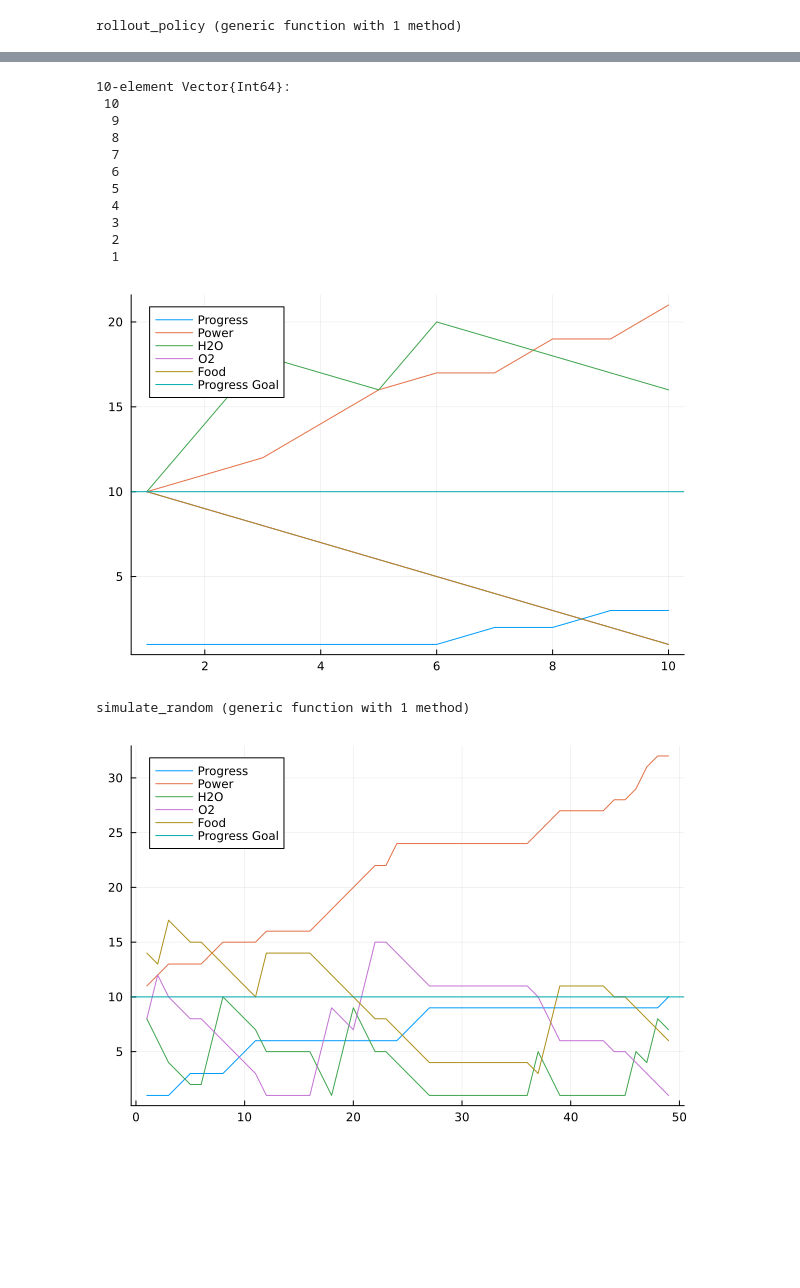
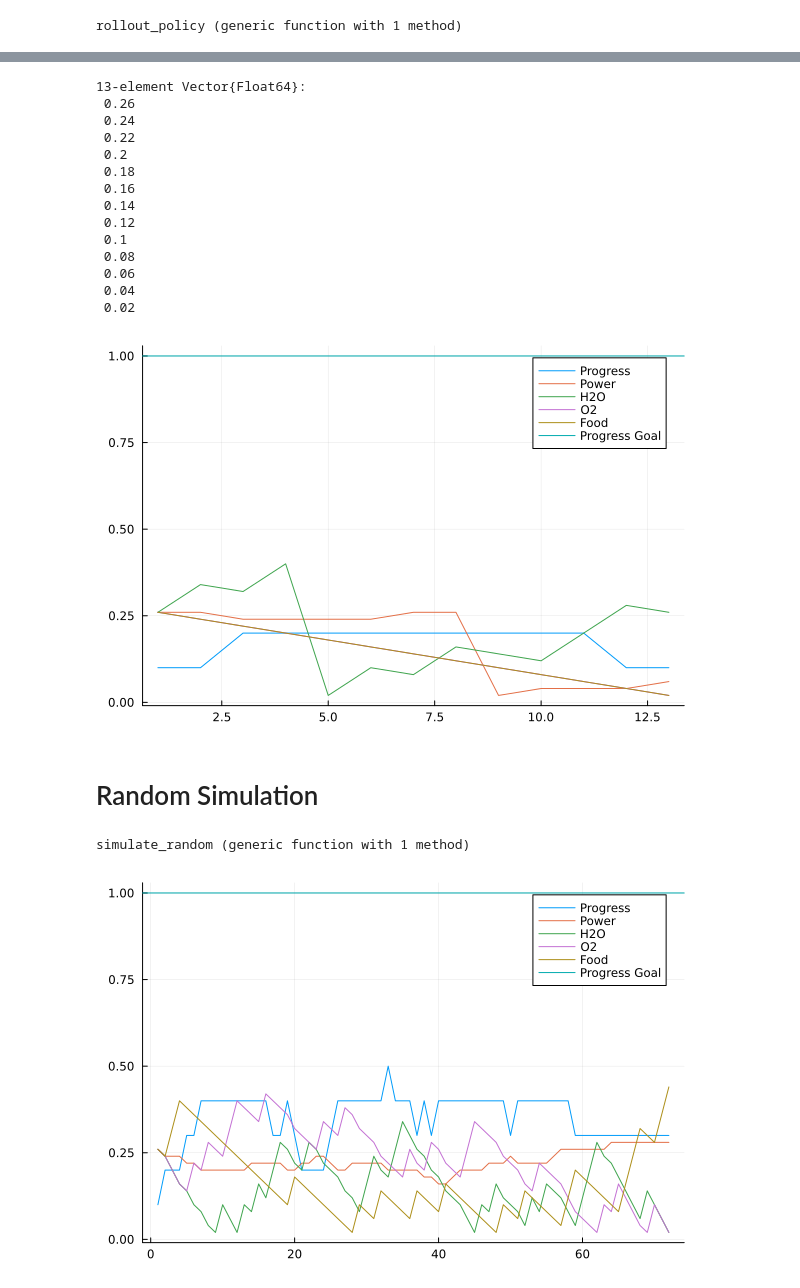
Before and after one commit to zhao-harry/aa-228-final-project, a Jupyter notebook: mission.ipynb, the cells around one changed output, grey strips where cells are left out. Drawn from its saved outputs; the diff is of its cells as text; code cells hidden in the pictures; blank space fills up the shorter version.

```diff
--- a/mission.ipynb
+++ b/mission.ipynb
@@ -192,0 +215,2 @@ initialstate = indexed[1, 10, 10, 10, 10]
+# %%
+initialstate = indexed[1, 13, 13, 13, 13]
@@ -193,3 +219,3 @@ initialstate = indexed[1, 10, 10, 10, 10]
 # %%
-history = simulate_mcts(initialstate, 100, 1000, 100, 2)
+history = simulate_mcts(initialstate, 100, 10000, 100, 2)
 # %% [output]
@@ -207,3 +236,3 @@ history = simulate_mcts(initialstate, 100, 1000, 100, 2)
 # %%
-history = [CartesianIndices((max_progress, max_power, max_h2o, max_o2, max_food))[s] for s in history]
+history = [linear2cartesian(s) for s in history]
 # %% [output]
@@ -221,21 +253,24 @@ history = [CartesianIndices((max_progress, max_power, max_h2o, max_o2, max_food)
 # %%
-history_progress = [s[1] for s in history]
-history_power = [s[2] for s in history]
-history_h2o = [s[3] for s in history]
-history_o2 = [s[4] for s in history]
-history_food = [s[5] for s in history]
+history_progress = [s[1] / max_progress for s in history]
+history_power = [s[2] / max_power for s in history]
+history_h2o = [s[3] / max_h2o for s in history]
+history_o2 = [s[4] / max_o2 for s in history]
+history_food = [s[5] / max_food for s in history]
 # %% [output]
-10-element Vector{Int64}:
- 10
-  9
-  8
-  7
-  6
-  5
-  4
-  3
-  2
-  1
+13-element Vector{Float64}:
+ 0.26
+ 0.24
+ 0.22
+ 0.2
+ 0.18
+ 0.16
+ 0.14
+ 0.12
+ 0.1
+ 0.08
+ 0.06
+ 0.04
+ 0.02
 # %%
 p1 = plot()
 plot!(
@@ -244,18 +279,21 @@ plot!(
     [history_progress history_power history_h2o history_o2 history_food],
     label=["Progress" "Power" "H2O" "O2" "Food"]
 )
-hline!(p1, [max_progress], label="Progress Goal")
+hline!(p1, [1], label="Progress Goal")
 # %% [output]
-[figure, old version]
+[figure, new version]
+# %% [markdown]
+# Random Simulation
 # %%
 function simulate_random(initialstate, iter)
     s = initialstate
     history = []
+    push!(history, s)
     for _ in 1:iter
         if isterminal(s)
             break
         end
-        a = rand(actions)
+        a = random_action(s) # Choose valid action randomly
         T = transition(s, a)
         s = rand(T)
         push!(history, s)
@@ -266,19 +304,19 @@ end
 simulate_random (generic function with 1 method)
 # %%
 rand_history = simulate_random(initialstate, 100)
-rand_history = [CartesianIndices((max_progress, max_power, max_h2o, max_o2, max_food))[s] for s in rand_history]
-rand_history_progress = [s[1] for s in rand_history]
-rand_history_power = [s[2] for s in rand_history]
-rand_history_h2o = [s[3] for s in rand_history]
-rand_history_o2 = [s[4] for s in rand_history]
-rand_history_food = [s[5] for s in rand_history]
+rand_history = [linear2cartesian(s) for s in rand_history]
+rand_history_progress = [s[1] / max_progress for s in rand_history]
+rand_history_power = [s[2] / max_power for s in rand_history]
+rand_history_h2o = [s[3] / max_h2o for s in rand_history]
+rand_history_o2 = [s[4] / max_o2 for s in rand_history]
+rand_history_food = [s[5] / max_food for s in rand_history]
 p2 = plot()
 plot!(
     p2,
     1:length(rand_history),
     [rand_history_progress rand_history_power rand_history_h2o rand_history_o2 rand_history_food],
     label=["Progress" "Power" "H2O" "O2" "Food"]
 )
-hline!(p2, [max_progress], label="Progress Goal")
+hline!(p2, [1], label="Progress Goal")
 # %% [output]
-[figure, old version]
+[figure, new version]
```
Also changed, not shown: parts of 10 cells of this notebook.
